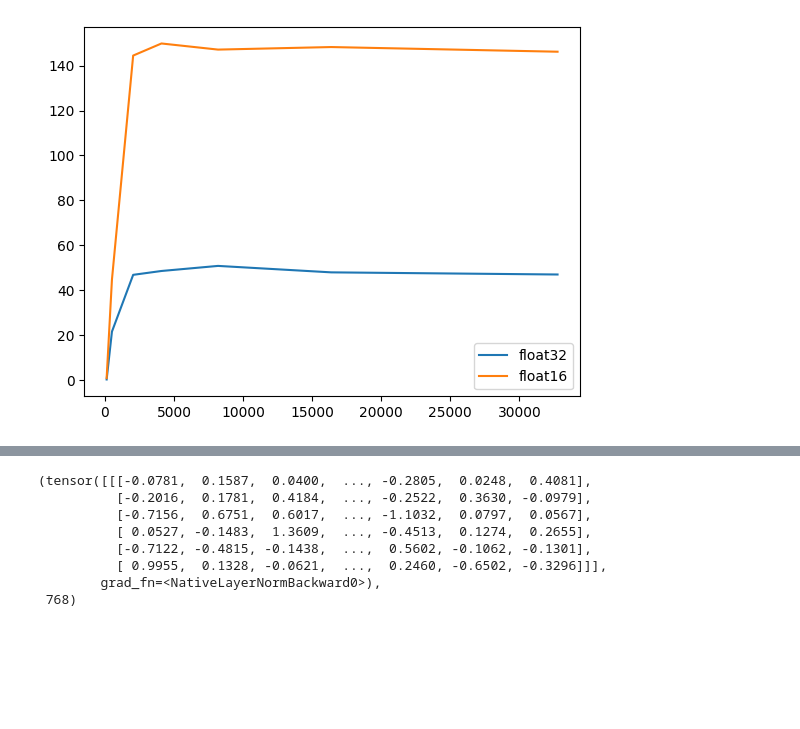
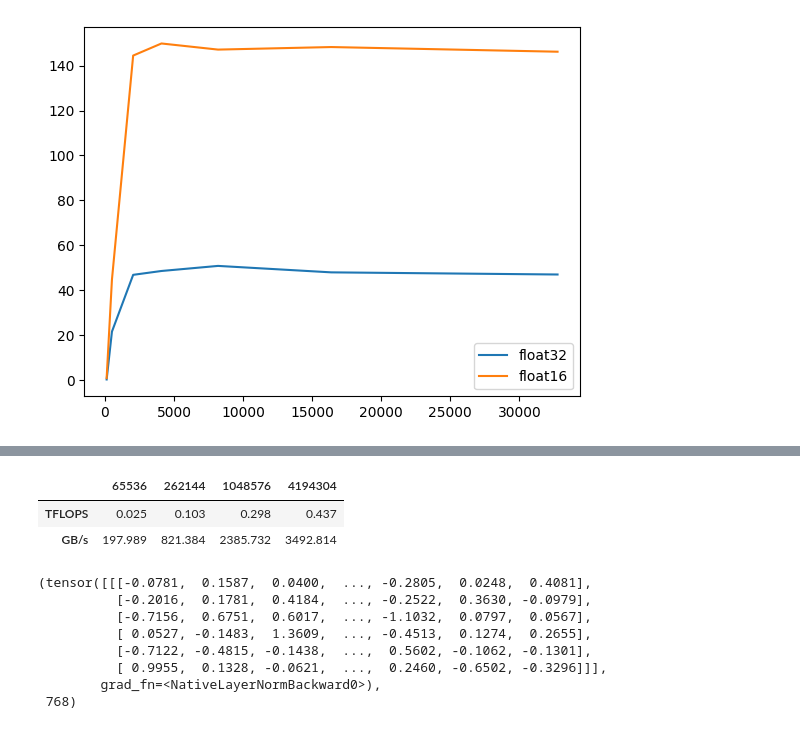
Before and after one commit to learn2Pro/rl_learning, a Jupyter notebook: gpu/bert_in_4090.ipynb, the cells around one changed output, grey strips where cells are left out. Cells and saved outputs as stored; diff of their text form; code cells hidden in the pictures; blank space fills up the shorter version.

```diff
--- a/gpu/bert_in_4090.ipynb
+++ b/gpu/bert_in_4090.ipynb
@@ -56,3 +65,15 @@ plt.legend(['float32','float16'])
+# %%
+vector = defaultdict(lambda:{})
+for n in tqdm([1024*64, 1024*256, 1024*1024, 1024*4096]):
+    a = torch.randn(n).cuda()
+    t = walltime('a * 1.2', var_dict(a))
+    vector[n]['TFLOPS'] = n / t / 1e12
+    vector[n]['GB/s'] = 8 * n / t / 1e9
+pd.DataFrame(vector)
+# %% [output]
+|  | 65536 | 262144 | 1048576 | 4194304 |
+| TFLOPS | 0.025 | 0.103 | 0.298 | 0.437 |
+| GB/s | 197.989 | 821.384 | 2385.732 | 3492.814 |
 # %%
 import os
 
```
Also changed, not shown: parts of 2 cells of this notebook, 3 other files.
